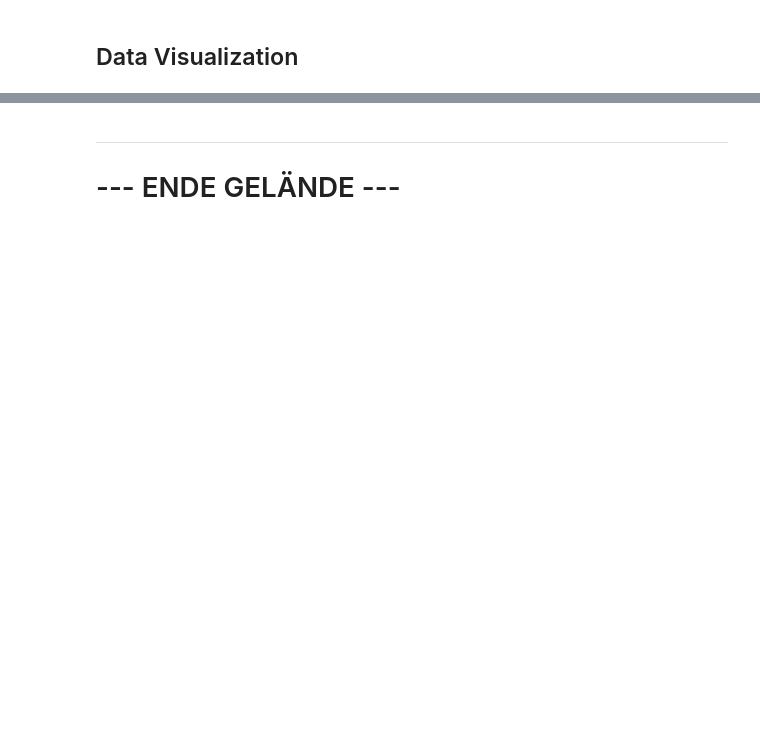
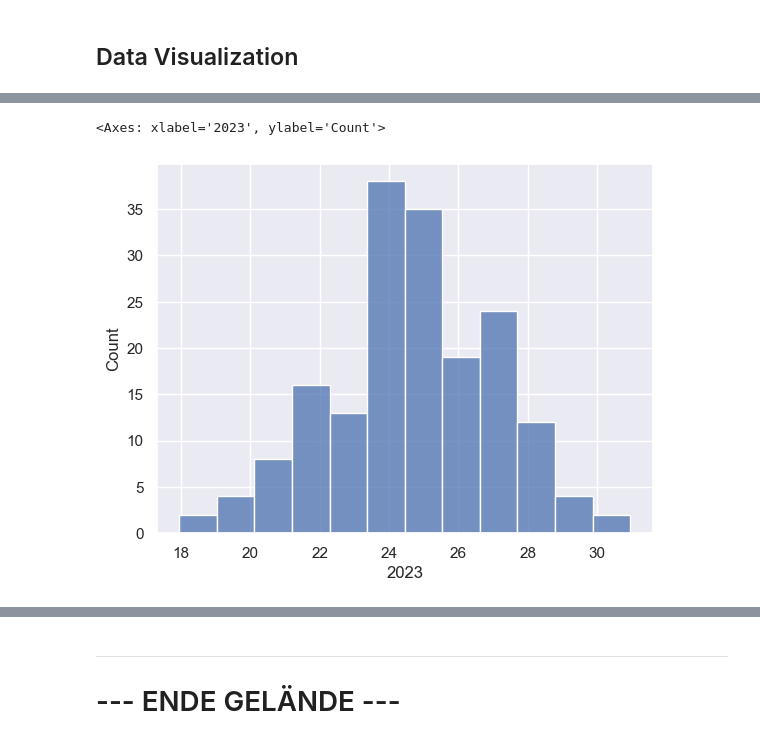
Before and after one commit to Freyness-gd/trade_under_pressure_thesis, a Jupyter notebook: main.ipynb, the cells around one changed output, grey strips where cells are left out. Drawn from its saved outputs; the diff is of its cells as text; code cells hidden in the pictures; blank space fills up the shorter version.

```diff
--- a/main.ipynb
+++ b/main.ipynb
@@ -223,5 +420,4 @@ for key in replace_country_codes.keys():
 # %%
-
-dist_cepii = dist_cepii[~dist_cepii.isin(excluded_country_codes).any(axis=1)]
-gsdb_stata = gsdb_stata[~gsdb_stata.isin(excluded_country_codes).any(axis=1)]
-gdp = gdp[~gdp.isin(excluded_country_codes).any(axis=1)]
+dist_cepii = dist_cepii[~dist_cepii.isin(Constants.EXCLUDED_COUNTRY_CODES).any(axis=1)]
+gsdb_stata = gsdb_stata[~gsdb_stata.isin(Constants.EXCLUDED_COUNTRY_CODES).any(axis=1)]
+gdp = gdp[~gdp.isin(Constants.EXCLUDED_COUNTRY_CODES).any(axis=1)]
@@ -242,7 +447,7 @@ country_codes = pa.read_excel("./data/geographic/country_codes.xls",
                               dtype={
                                 "CountryCode": object,
                               })
-country_codes = country_codes[~country_codes.isin(excluded_country_codes).any(axis=1)]
+country_codes = country_codes[~country_codes.isin(Constants.EXCLUDED_COUNTRY_CODES).any(axis=1)]
 # %%
 country_codes = country_codes.rename(columns={ "CountryCode": "UNDS" })
 # %%
@@ -393,4 +868,7 @@ gdp_scaled
 # %%
-sns.displot(data=gdp_logs, x="2023")
+sns.histplot(data=gdp_logs, x="2023")
+# %% [output]
+<Axes: xlabel='2023', ylabel='Count'>
+[figure, added]
 # %%
 sns.boxplot(data=gdp_logs, x="2023")
```
Also changed, not shown: parts of 78 cells of this notebook.
